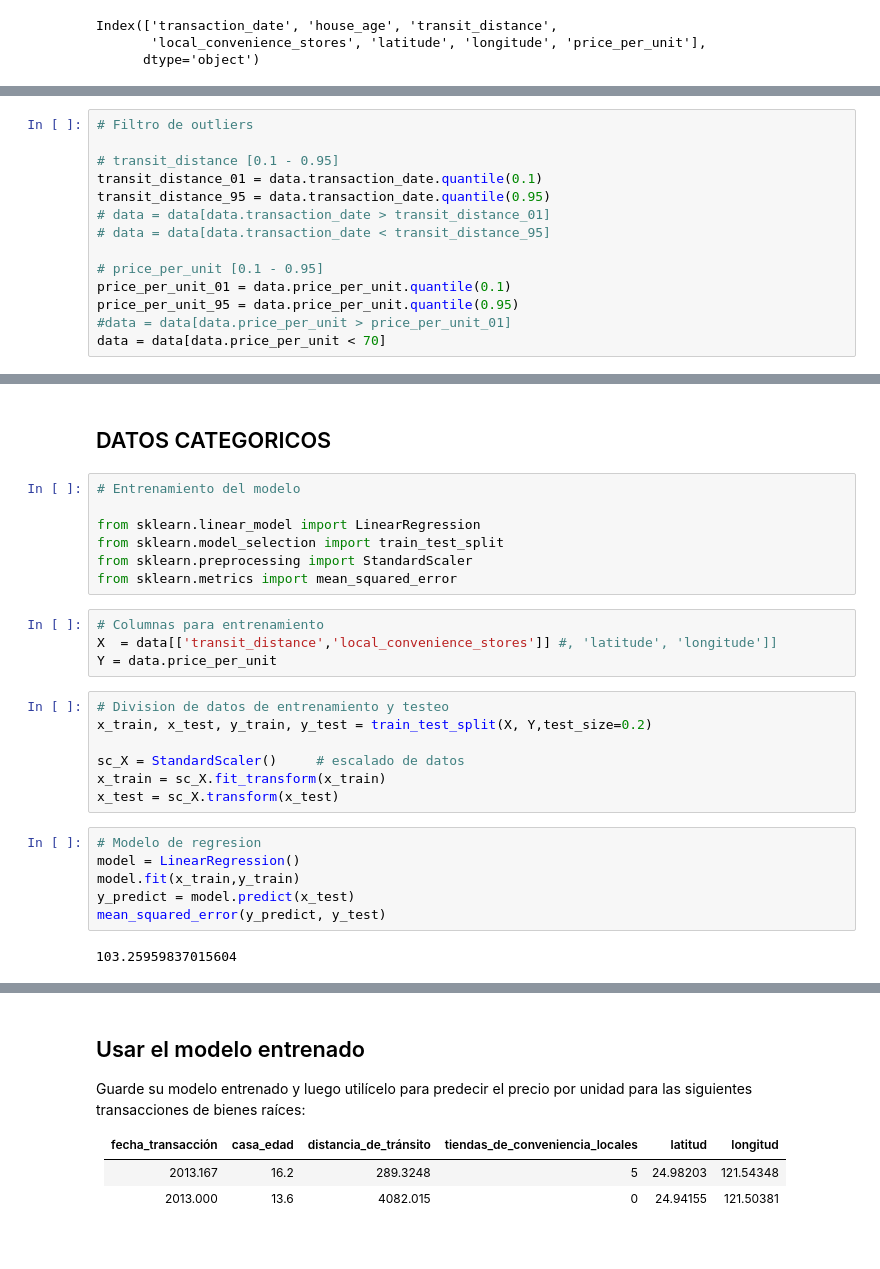
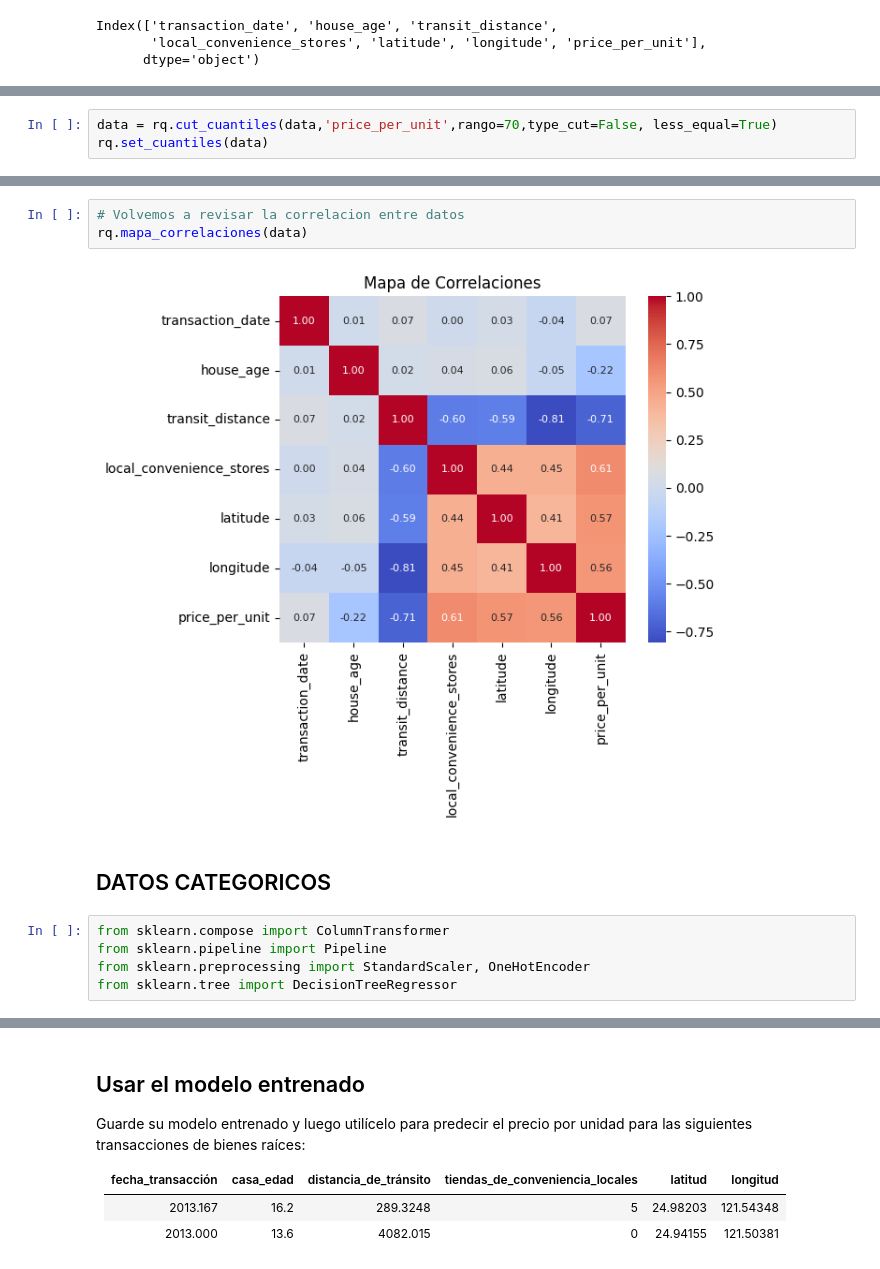
Before and after one commit to obsidiian16/Ruta01, a Jupyter notebook: 13 - Deep Learning Basic/ml-basics/challenges/02 - Real Estate Regression Challenge.ipynb, the cells around one changed output, grey strips where cells are left out. Saved outputs shown, nothing was run; the diff lists cells and outputs as text.

```diff
--- a/13 - Deep Learning Basic/ml-basics/challenges/02 - Real Estate Regression Challenge.ipynb
+++ b/13 - Deep Learning Basic/ml-basics/challenges/02 - Real Estate Regression Challenge.ipynb
@@ -151,14 +164,0 @@ quantiles(data)
-# %%
-# Filtro de outliers
-
-# transit_distance [0.1 - 0.95]
-transit_distance_01 = data.transaction_date.quantile(0.1)
-transit_distance_95 = data.transaction_date.quantile(0.95)
-# data = data[data.transaction_date > transit_distance_01]
-# data = data[data.transaction_date < transit_distance_95]
-
-# price_per_unit [0.1 - 0.95]
-price_per_unit_01 = data.price_per_unit.quantile(0.1)
-price_per_unit_95 = data.price_per_unit.quantile(0.95)
-#data = data[data.price_per_unit > price_per_unit_01]
-data = data[data.price_per_unit < 70]
@@ -195,0 +184,3 @@ plt.show()
+# %%
+data = rq.cut_cuantiles(data,'price_per_unit',rango=70,type_cut=False, less_equal=True)
+rq.set_cuantiles(data)
@@ -196,28 +196,12 @@ plt.show()
+# %%
+# Volvemos a revisar la correlacion entre datos
+rq.mapa_correlaciones(data)
+# %% [output]
+[figure, added]
 # %% [markdown]
 ## DATOS CATEGORICOS
 # %%
-# Entrenamiento del modelo
-
-from sklearn.linear_model import LinearRegression
-from sklearn.model_selection import train_test_split
-from sklearn.preprocessing import StandardScaler
-from sklearn.metrics import mean_squared_error
+from sklearn.compose import ColumnTransformer
+from sklearn.pipeline import Pipeline
+from sklearn.preprocessing import StandardScaler, OneHotEncoder
+from sklearn.tree import DecisionTreeRegressor
-# %%
-# Columnas para entrenamiento
-X  = data[['transit_distance','local_convenience_stores']] #, 'latitude', 'longitude']]
-Y = data.price_per_unit
-# %%
-# Division de datos de entrenamiento y testeo
-x_train, x_test, y_train, y_test = train_test_split(X, Y,test_size=0.2)
-
-sc_X = StandardScaler()     # escalado de datos
-x_train = sc_X.fit_transform(x_train)
-x_test = sc_X.transform(x_test)
-# %%
-# Modelo de regresion
-model = LinearRegression()
-model.fit(x_train,y_train)
-y_predict = model.predict(x_test)
-mean_squared_error(y_predict, y_test)
-# %% [output]
-103.25959837015604
```
Also changed, not shown: parts of 36 cells of this notebook, 2 other files.
